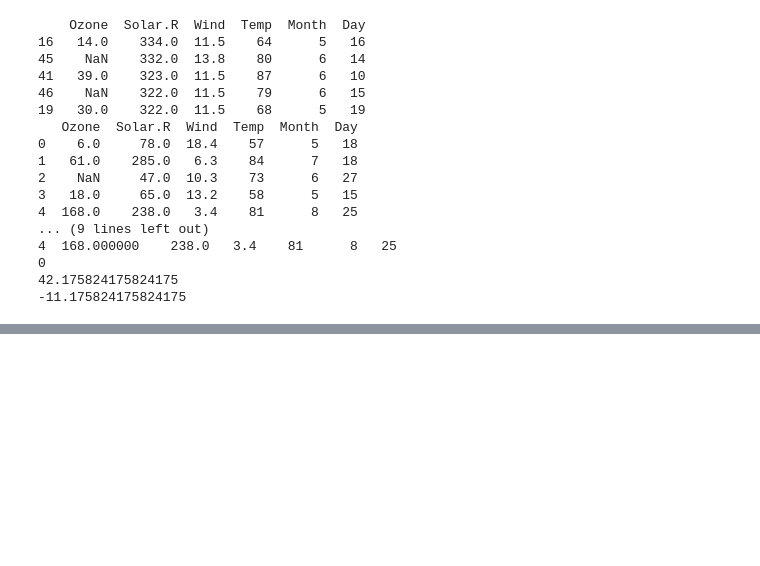
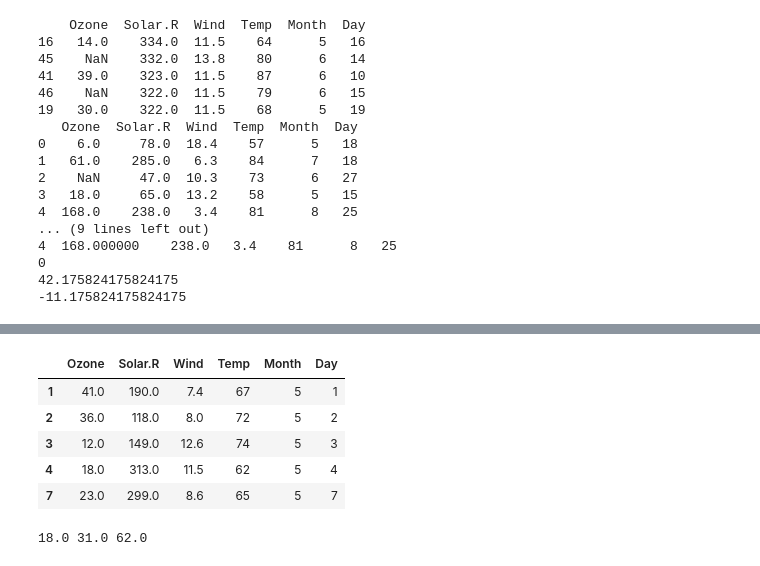
Before and after one commit to HongSeongMo/Bigdata_Analysis_Professional, a Jupyter notebook: Test_241118.ipynb, the cells around one changed output, grey strips where cells are left out. Drawn from its saved outputs; the diff is of its cells as text; code cells hidden in the pictures; blank space fills up the shorter version.

```diff
--- a/Test_241118.ipynb
+++ b/Test_241118.ipynb
@@ -45,0 +48,5 @@ print(median_before - median_after)
+# %%
+import pandas as pd
+air = pd.read_csv('/content/drive/MyDrive/Colab Notebooks/work/airquality.csv', index_col=0)
+print(air.head())
+print(air.isnull().sum())
@@ -45,0 +67,17 @@ print(median_before - median_after)
+# %%
+data = air.dropna(axis=0)
+data.head()
+# %% [output]
+|  | Ozone | Solar.R | Wind | Temp | Month | Day |
+| 1 | 41.0 | 190.0 | 7.4 | 67 | 5 | 1 |
+| 2 | 36.0 | 118.0 | 8.0 | 72 | 5 | 2 |
+| 3 | 12.0 | 149.0 | 12.6 | 74 | 5 | 3 |
+| 4 | 18.0 | 313.0 | 11.5 | 62 | 5 | 4 |
+| 7 | 23.0 | 299.0 | 8.6 | 65 | 5 | 7 |
+# %%
+q1 = data['Ozone'].quantile(0.25)
+q2 = data['Ozone'].quantile(0.5)
+q3 = data['Ozone'].quantile(0.75)
+print(q1, q2, q3)
+# %% [output]
+18.0 31.0 62.0
```
Also changed, not shown: parts of 4 cells of this notebook.
